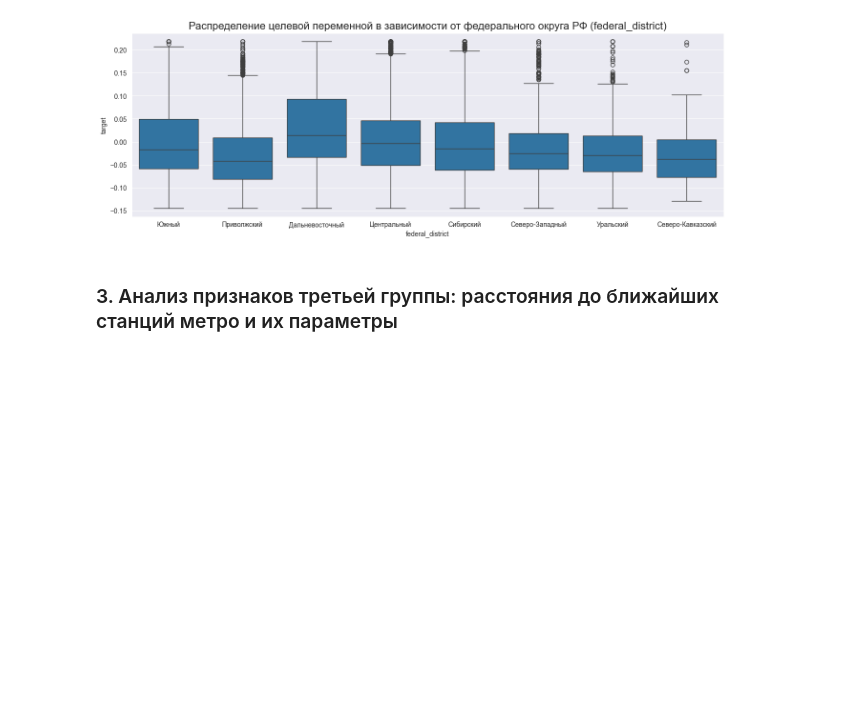
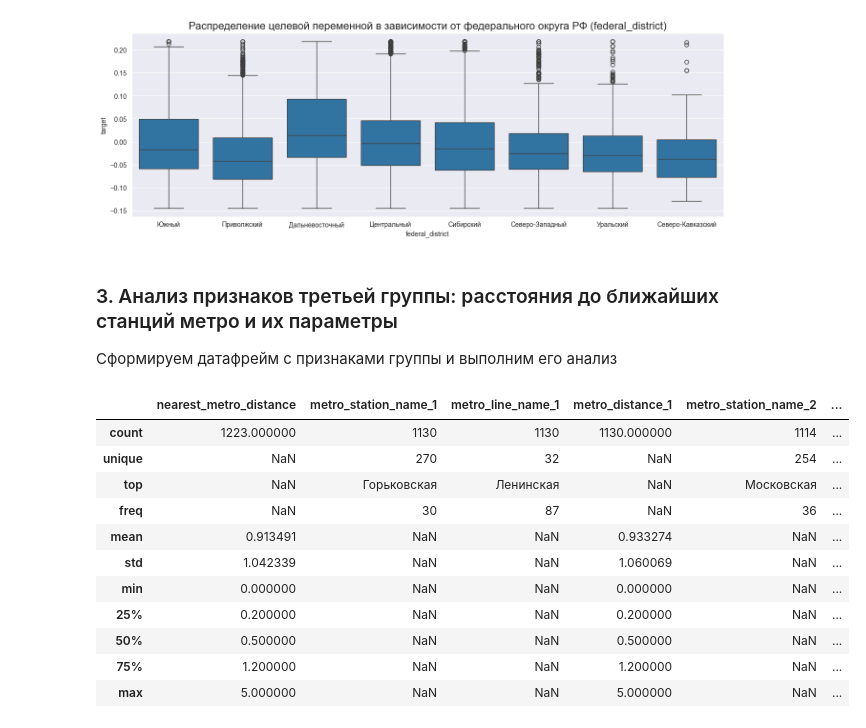
Before and after one commit to SeVlVershinin/atm-project, a Jupyter notebook: eda/eda.ipynb, the cells around one changed output. Drawn from its saved outputs; the diff is of its cells as text; code cells hidden in the pictures; blank space fills up the shorter version.

```diff
--- a/eda/eda.ipynb
+++ b/eda/eda.ipynb
@@ -261,3 +261,26 @@ plt.show()
 [figure]
 # %% [markdown]
 ### 3. Анализ признаков третьей группы: расстояния до ближайших станций метро и их параметры
+Сформируем датафрейм с признаками группы и выполним его анализ
+# %%
+gr3_col_list = [
+    'nearest_metro_distance',
+    'metro_station_name_1', 'metro_line_name_1', 'metro_distance_1',
+    'metro_station_name_2', 'metro_line_name_2', 'metro_distance_2',
+    'metro_station_name_3', 'metro_line_name_3', 'metro_distance_3'
+]
+df3 = df[gr3_col_list]
+df3.describe(include='all')
+# %% [output]
+|  | nearest_metro_distance | metro_station_name_1 | metro_line_name_1 | metro_distance_1 | metro_station_name_2 | ... |
+| count | 1223.000000 | 1130 | 1130 | 1130.000000 | 1114 | ... |
+| unique | NaN | 270 | 32 | NaN | 254 | ... |
+| top | NaN | Горьковская | Ленинская | NaN | Московская | ... |
+| freq | NaN | 30 | 87 | NaN | 36 | ... |
+| mean | 0.913491 | NaN | NaN | 0.933274 | NaN | ... |
+| std | 1.042339 | NaN | NaN | 1.060069 | NaN | ... |
+| min | 0.000000 | NaN | NaN | 0.000000 | NaN | ... |
+| 25% | 0.200000 | NaN | NaN | 0.200000 | NaN | ... |
+| 50% | 0.500000 | NaN | NaN | 0.500000 | NaN | ... |
+| 75% | 1.200000 | NaN | NaN | 1.200000 | NaN | ... |
+| max | 5.000000 | NaN | NaN | 5.000000 | NaN | ... |
```
Also changed, not shown: parts of 4 cells of this notebook.
